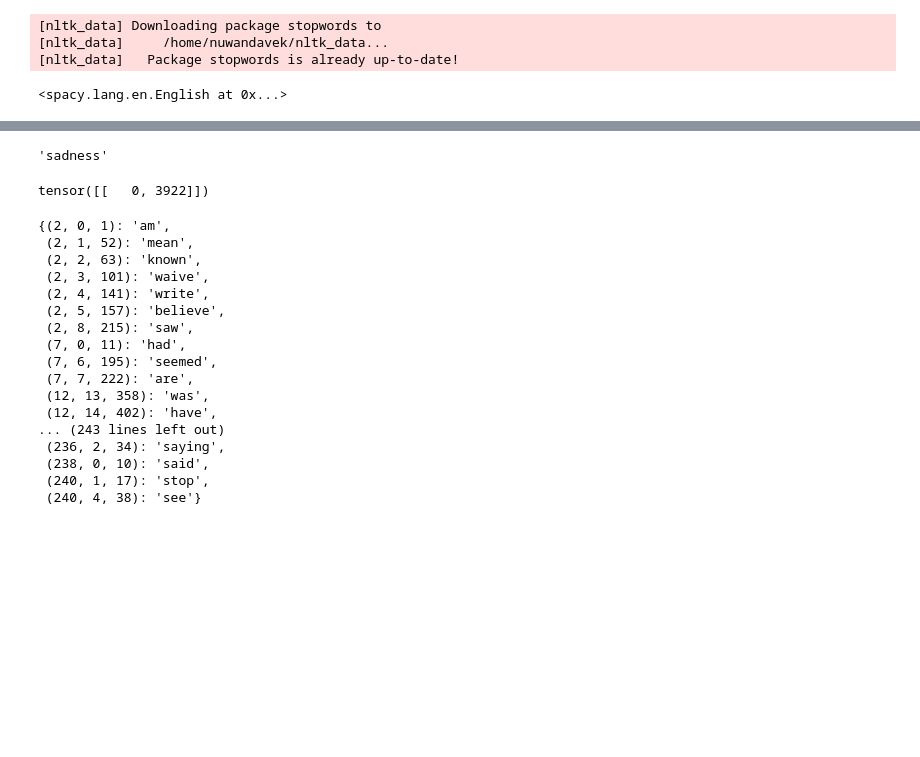
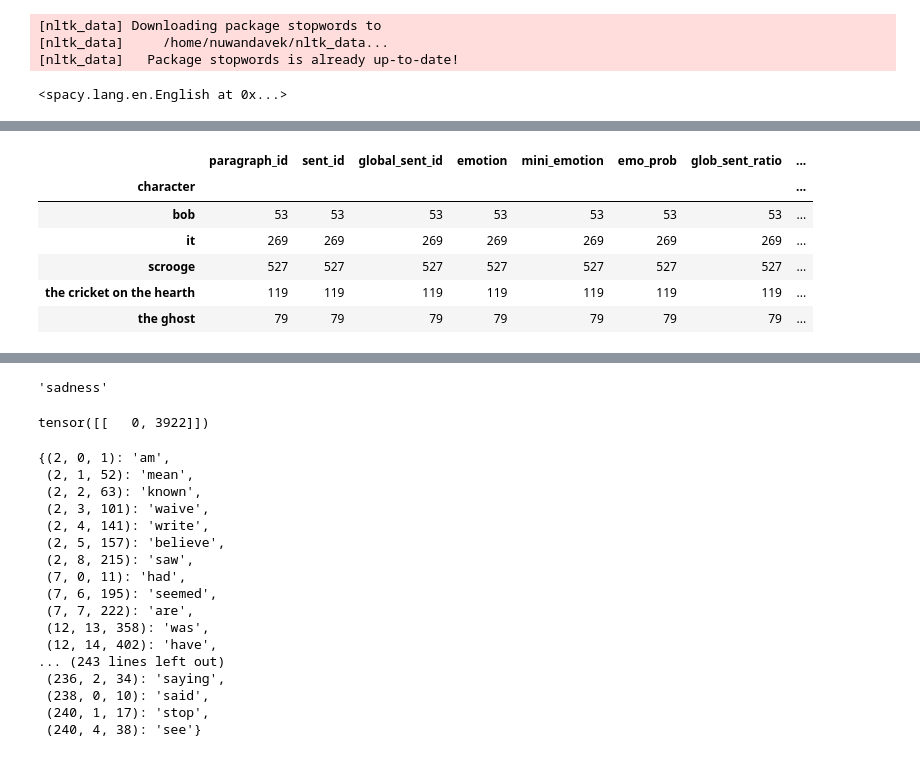
Before and after one commit to Dmacracy/Buskin, a Jupyter notebook: Coref_and_POS.ipynb, the cells around one changed output, grey strips where cells are left out. Saved outputs shown, nothing was run; the diff lists cells and outputs as text; code cells hidden in the pictures; blank space fills up the shorter version.

```diff
--- a/Coref_and_POS.ipynb
+++ b/Coref_and_POS.ipynb
@@ -322,9 +375,12 @@ class Book:
 # %%
 # Define Paths and fileNames:
 dataPath = "../datasets/Gutenberg/txt/"
-fileName = "Herman Melville___Bartleby, The Scrivener.txt"
+# fileName = "Herman Melville___Bartleby, The Scrivener.txt"
+# title = "Herman Melville___Bartleby, The Scrivener"
+title = "Charles Dickens___A Christmas Carol"
+fileName = f"{title}.txt"
 stopwordsFileName = "StopWords/jockers.stopwords"
-outFileName = 'Herman Melville___Bartleby, The Scrivener_sentences.json'
+outFileName = f'{title}_sentences.json'
 # %%
 b = Book(dataPath, fileName)
 b.parse_text()
@@ -363,0 +422,12 @@ his (4049, 4) neutral
+# %%
+emo_df['glob_sent_ratio'] = emo_df['global_sent_id']/b.pars[-1].sent_bounds[1]
+emo_df['glob_sent_grp'] = (emo_df['glob_sent_ratio']  / 0.025).apply(int)
+emo_df.groupby('character').count()
+# %% [output]
+|  | paragraph_id | sent_id | global_sent_id | emotion | mini_emotion | emo_prob | glob_sent_ratio | ... |
+| character |  |  |  |  |  |  |  | ... |
+| bob | 53 | 53 | 53 | 53 | 53 | 53 | 53 | ... |
+| it | 269 | 269 | 269 | 269 | 269 | 269 | 269 | ... |
+| scrooge | 527 | 527 | 527 | 527 | 527 | 527 | 527 | ... |
+| the cricket on the hearth | 119 | 119 | 119 | 119 | 119 | 119 | 119 | ... |
+| the ghost | 79 | 79 | 79 | 79 | 79 | 79 | 79 | ... |
```
Also changed, not shown: parts of 16 cells of this notebook.
